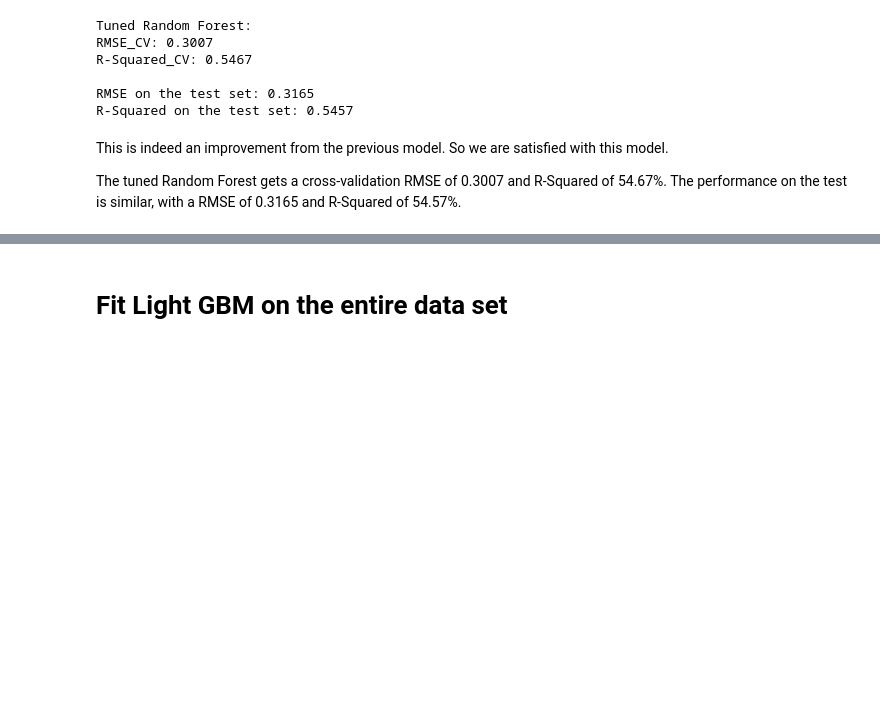
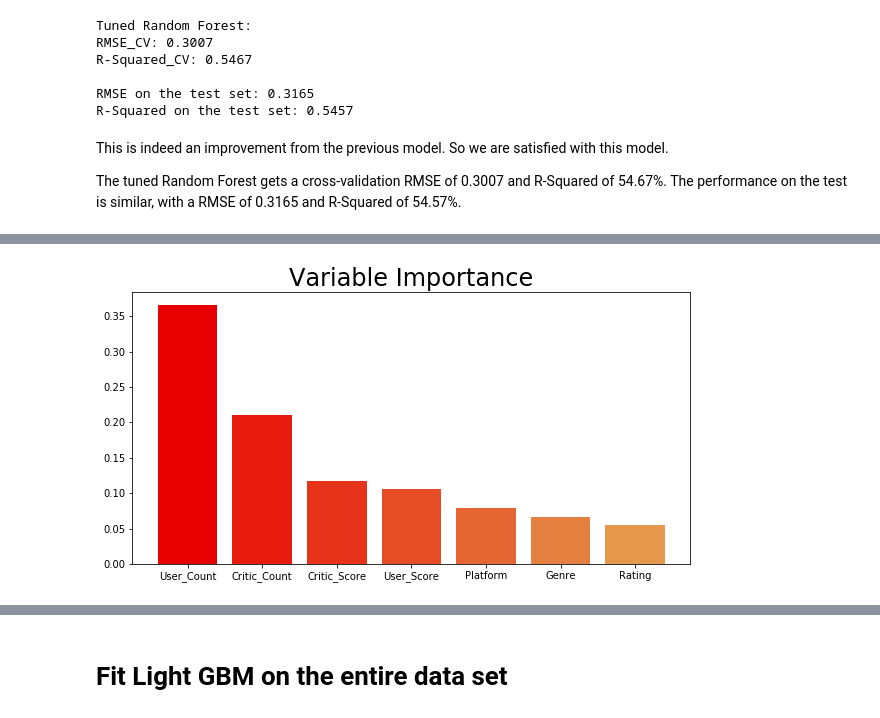
Before and after one commit to sherry9788/STATS131_Final, a Jupyter notebook: Final Project Yunliang Chen.ipynb, the cells around one changed output, grey strips where cells are left out. Saved outputs shown, nothing was run; the diff lists cells and outputs as text; code cells hidden in the pictures; blank space fills up the shorter version.

Commit message:
model2

```diff
--- a/Final Project Yunliang Chen.ipynb
+++ b/Final Project Yunliang Chen.ipynb
@@ -892,0 +900,10 @@ The tuned Random Forest gets a cross-validation RMSE of 0.3007 and R-Squared of
+# %%
+#Get the importance from the Random Forest Model
+importance = RF.feature_importances_
+importance = pd.DataFrame(importance, index=data.columns,
+                          columns=["Importance"])
+
+importance["Std"] = np.std([tree.feature_importances_
+                            for tree in RF.estimators_], axis=0)
+
+importance.head(10)
@@ -892,0 +922,21 @@ The tuned Random Forest gets a cross-validation RMSE of 0.3007 and R-Squared of
+# %%
+#Get importance for each predictor
+User_Count = importance.iloc[0, 0]
+Critic_Count = importance.iloc[1, 0]
+Critic_Score = importance.iloc[2, 0]
+User_Score = importance.iloc[3, 0]
+Platform = np.sum(importance['Platform_3DS':'Platform_XOne'].Importance)
+Genre = np.sum(importance['Genre_Action':'Genre_Strategy'].Importance)
+Rating = np.sum(importance['Rating_AO':'Rating_T'].Importance)
+
+a = np.array(['User_Count', 'Critic_Count', 'Critic_Score', 'User_Score', 'Platform', 'Genre', 'Rating'])
+b = np.array([User_Count, Critic_Count, Critic_Score, User_Score, Platform, Genre, Rating])
+b = -np.sort(-b) # Sort in descending order
+a = a[np.argsort(-b)]
+
+plt.figure(figsize=(10,5))
+plt.bar(a, b, align="center", color=[(0.9, x/10.0, x/20.0) for x in range(7)])
+plt.title('Variable Importance', size=24)
+plt.show()
+# %% [output]
+[figure, added]
```
Also changed, not shown: parts of 13 cells of this notebook.
